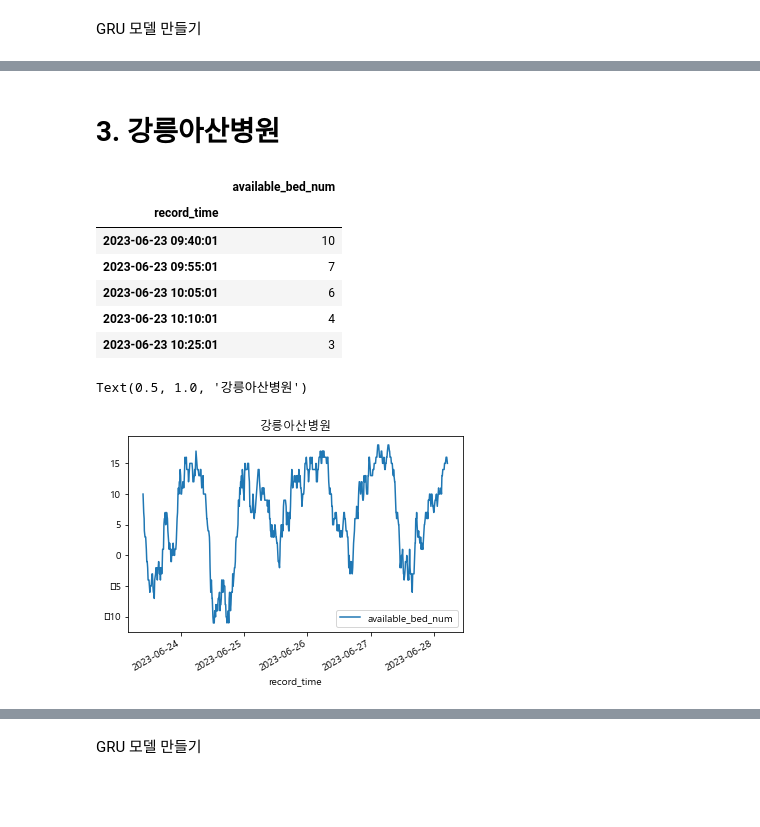
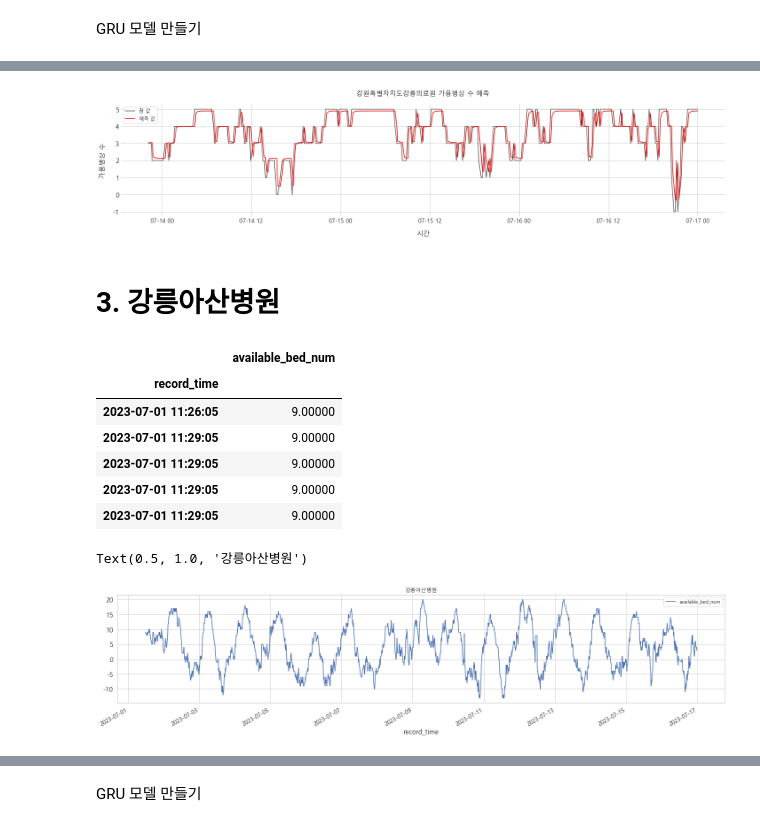
Before and after one commit to HyeonheeKo/emergency, a Jupyter notebook: RNN_GRU_분석.ipynb, the cells around one changed output, grey strips where cells are left out. Drawn from its saved outputs; the diff is of its cells as text; code cells hidden in the pictures; blank space fills up the shorter version.

```diff
--- a/RNN_GRU_분석.ipynb
+++ b/RNN_GRU_분석.ipynb
@@ -34,7 +30,7 @@ def set_seed(SEED = 42):
     random.seed(SEED)
 # %%
 #병원 별로 데이터를 나누어줌
-empty_emer = pd.read_csv('../DAT/empty_emer.csv',encoding = 'CP949')
+empty_emer = pd.read_csv('../DAT/data.csv',encoding = 'CP949')
 empty_emer1=empty_emer.loc[empty_emer.hospital_name=='의료법인강릉동인병원'].copy()
 empty_emer2=empty_emer.loc[empty_emer.hospital_name=='강원특별자치도강릉의료원'].copy()
 empty_emer3=empty_emer.loc[empty_emer.hospital_name=='강릉아산병원'].copy()
@@ -64,7 +60,8 @@ dflist = {'의료법인강릉동인병원':empty_emer1.copy(),
          '근로복지공단동해병원':empty_emer4.copy(),
          '의료법인동해동인병원':empty_emer5.copy(),
          '강원특별자치도삼척의료원':empty_emer6.copy(),
-         '강원특별자치도속초의료원':empty_emer7.copy()}
+         '강원특별자치도속초의료원':empty_emer7.copy(),
+         '의료법인보광의료재단속초보광병원':empty_emer8.copy()}
 # df로 병원데이터 저장
 for i in dflist:
     dflist[i] = dflist[i].drop('hospital_name',axis=1, inplace=False)
@@ -376,3 +438,39 @@ R2         0.84793       0.81215
+# %%
+# import seaborn as sns
+sns.set(rc={'figure.figsize':(8,6)})
+sns.set_style("whitegrid")
+
+!python han-font.py
+exec(open('han-font.py').read())
+# %%
+preds = GRU_prediction
+actual_pred = pd.DataFrame(columns = ['available_bed_num', 'prediction'])
+actual_pred['available_bed_num'] = test_data[0:len(preds)]
+actual_pred['prediction'] = preds[:,0]
+
+plt.rc('axes', labelsize=15)
+plt.rc('xtick', labelsize=13)
+plt.rc('ytick', labelsize=15)
+
+fig = plt.figure(figsize = (20, 5))   ## 캔버스 생성
+ax = fig.add_subplot()                ## 그림 뼈대(프레임) 생성
+ax.plot(actual_pred['available_bed_num'], color = '#585858', label='참 값')
+ax.plot(actual_pred['prediction'], color='#FF0000', label='예측 값')
+
+plt.legend()
+ax.tick_params(direction='in')
+
+plt.xlabel('시간', labelpad=15)
+plt.ylabel('가용병상 수', labelpad=15)
+plt.title('강원특별자치도강릉의료원 가용병상 수 예측', size = 15, pad=20)
+
+sns.despine(left=True, bottom=True)
+
+plt.rcParams.update({'figure.autolayout': True})
+plt.savefig('../OUT/Inference/강원특별자치도강릉의료원_predict.png', bbox_inches="tight")
+plt.show()
+# %% [output]
+[figure, added]
 # %% [markdown]
 # 3. 강릉아산병원
 # %%
@@ -380,16 +478,16 @@ dflist['강릉아산병원'].head()
 # %% [output]
 |  | available_bed_num |
 | record_time |  |
-| 2023-06-23 09:40:01 | 10 |
-| 2023-06-23 09:55:01 | 7 |
-| 2023-06-23 10:05:01 | 6 |
-| 2023-06-23 10:10:01 | 4 |
-| 2023-06-23 10:25:01 | 3 |
+| 2023-07-01 11:26:05 | 9.00000 |
+| 2023-07-01 11:29:05 | 9.00000 |
+| 2023-07-01 11:29:05 | 9.00000 |
+| 2023-07-01 11:29:05 | 9.00000 |
+| 2023-07-01 11:29:05 | 9.00000 |
 # %%
 data = dflist['강릉아산병원'].copy()
 # %%
-data.plot()
+data.plot(figsize = (20, 5))
 plt.title('강릉아산병원')
 # %% [output]
 Text(0.5, 1.0, '강릉아산병원')
-[figure, old version]
+[figure, new version]
```
Also changed, not shown: parts of 88 cells of this notebook.
